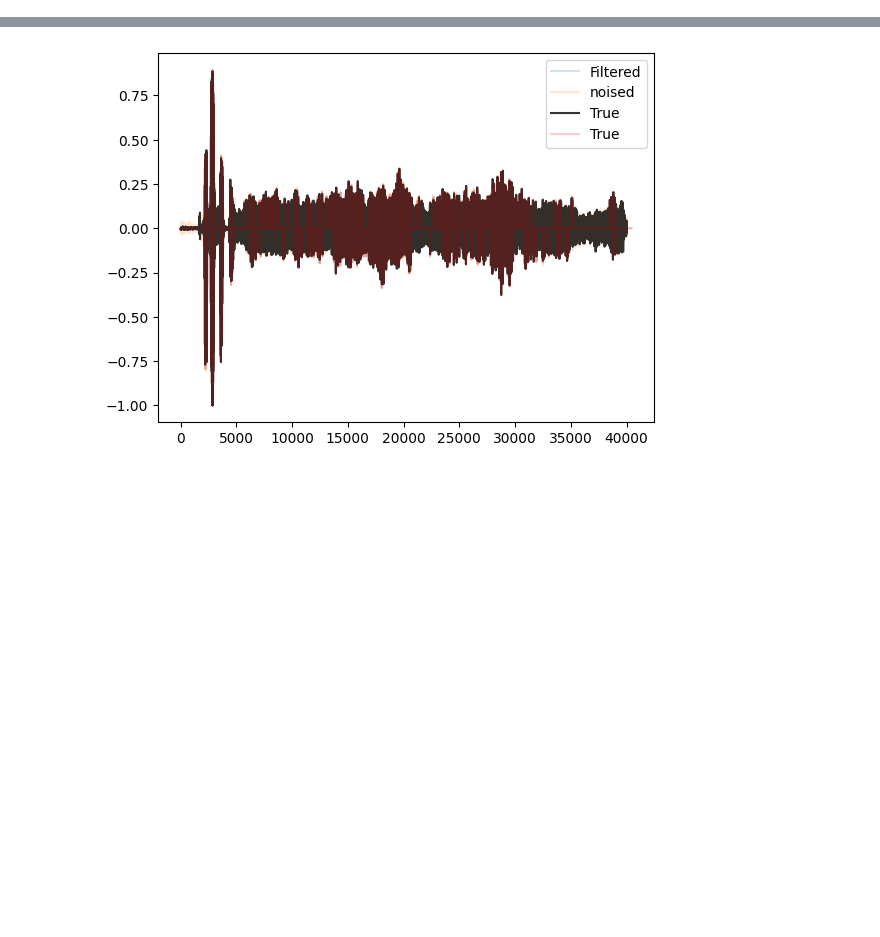
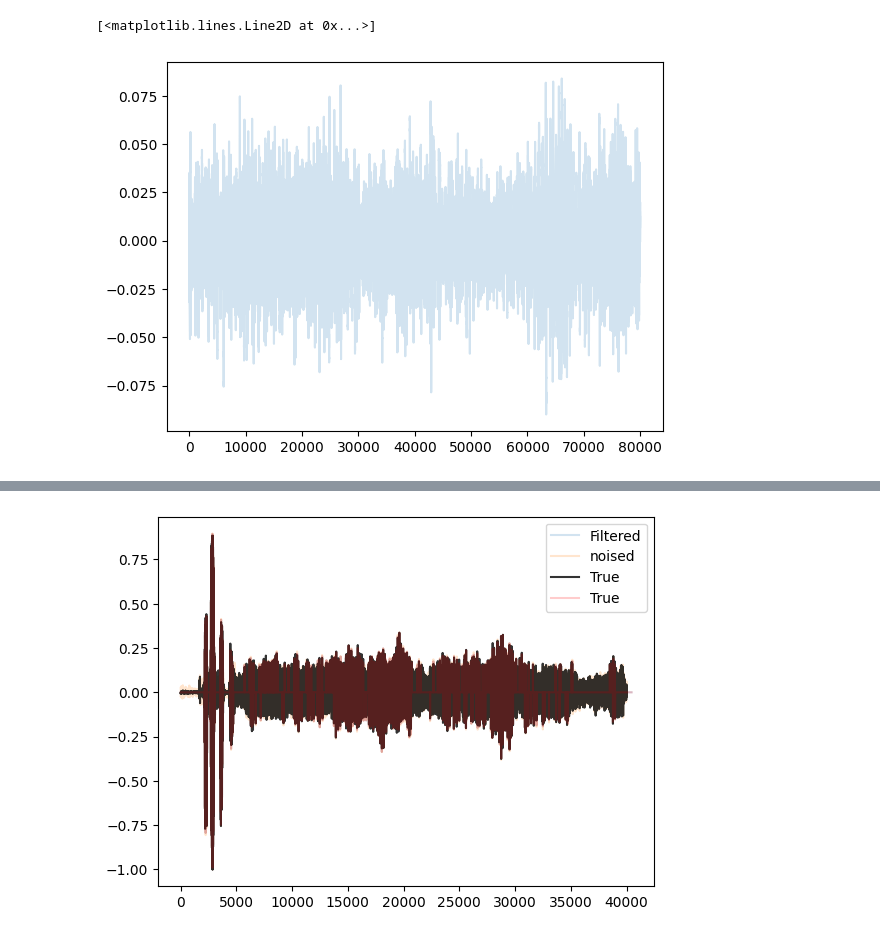
Before and after one commit to jules-chapon/dlsp-denoising, a Jupyter notebook: analysis/notebooks/models.ipynb, the cells around one changed output, grey strips where cells are left out. Cells and saved outputs as stored; diff of their text form; code cells hidden in the pictures; blank space fills up the shorter version.

```diff
--- a/analysis/notebooks/models.ipynb
+++ b/analysis/notebooks/models.ipynb
@@ -50,0 +51,5 @@ plt.plot(harmonized_data.y[1], alpha=0.2)
+# %%
+plt.plot(harmonized_data.x[1] - harmonized_data.y[1], alpha=0.2)
+# %% [output]
+[<matplotlib.lines.Line2D at 0x...>]
+[figure, added]
```
Also changed, not shown: parts of 4 cells of this notebook, 3 other files.
